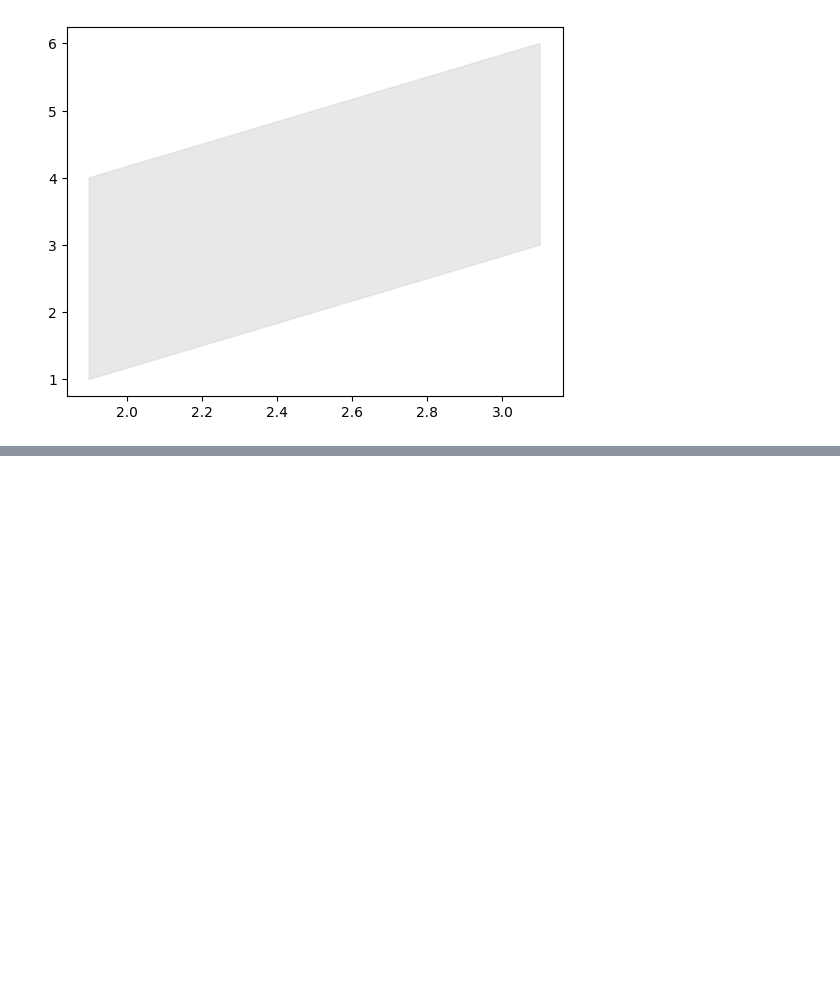
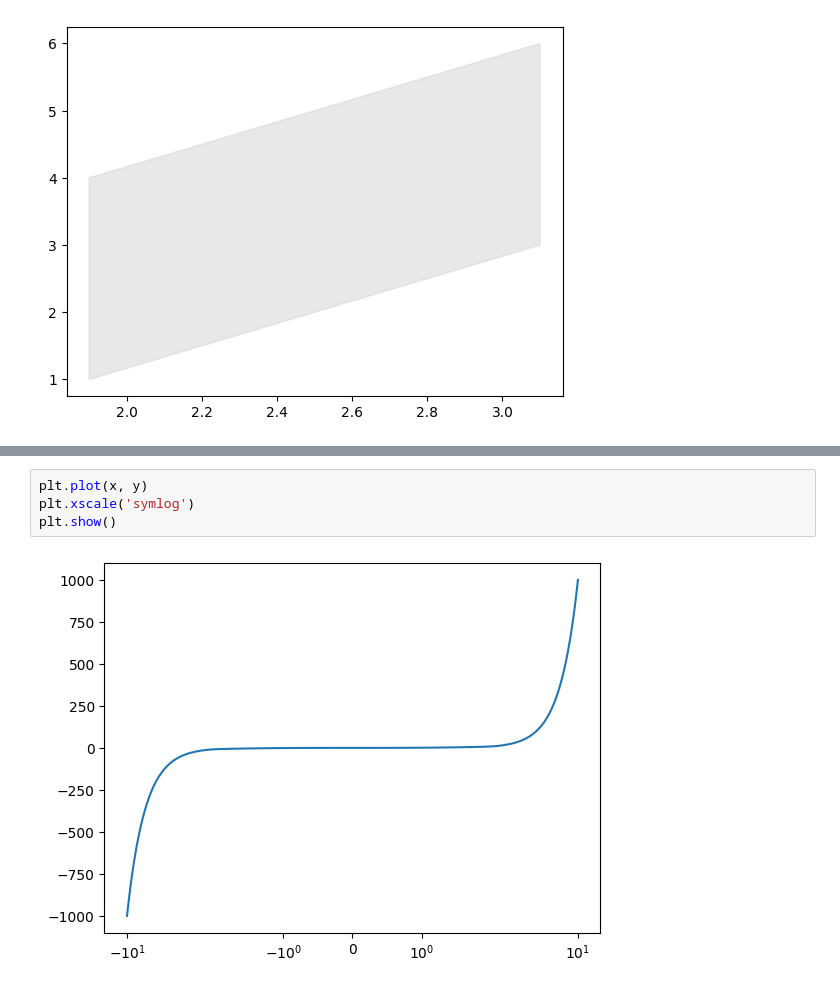
Before and after one commit to 9-coding/DataProcessing, a Jupyter notebook: Matplotlib/04-graph_style.ipynb, the cells around one changed output, grey strips where cells are left out. Saved outputs shown, nothing was run; the diff lists cells and outputs as text; blank space fills up the shorter version.

```diff
--- a/Matplotlib/04-graph_style.ipynb
+++ b/Matplotlib/04-graph_style.ipynb
@@ -70,0 +90,6 @@ plt.show()
+# %%
+plt.plot(x, y)
+plt.xscale('symlog')
+plt.show()
+# %% [output]
+[figure, added]
```
Also changed, not shown: parts of 9 cells of this notebook.
